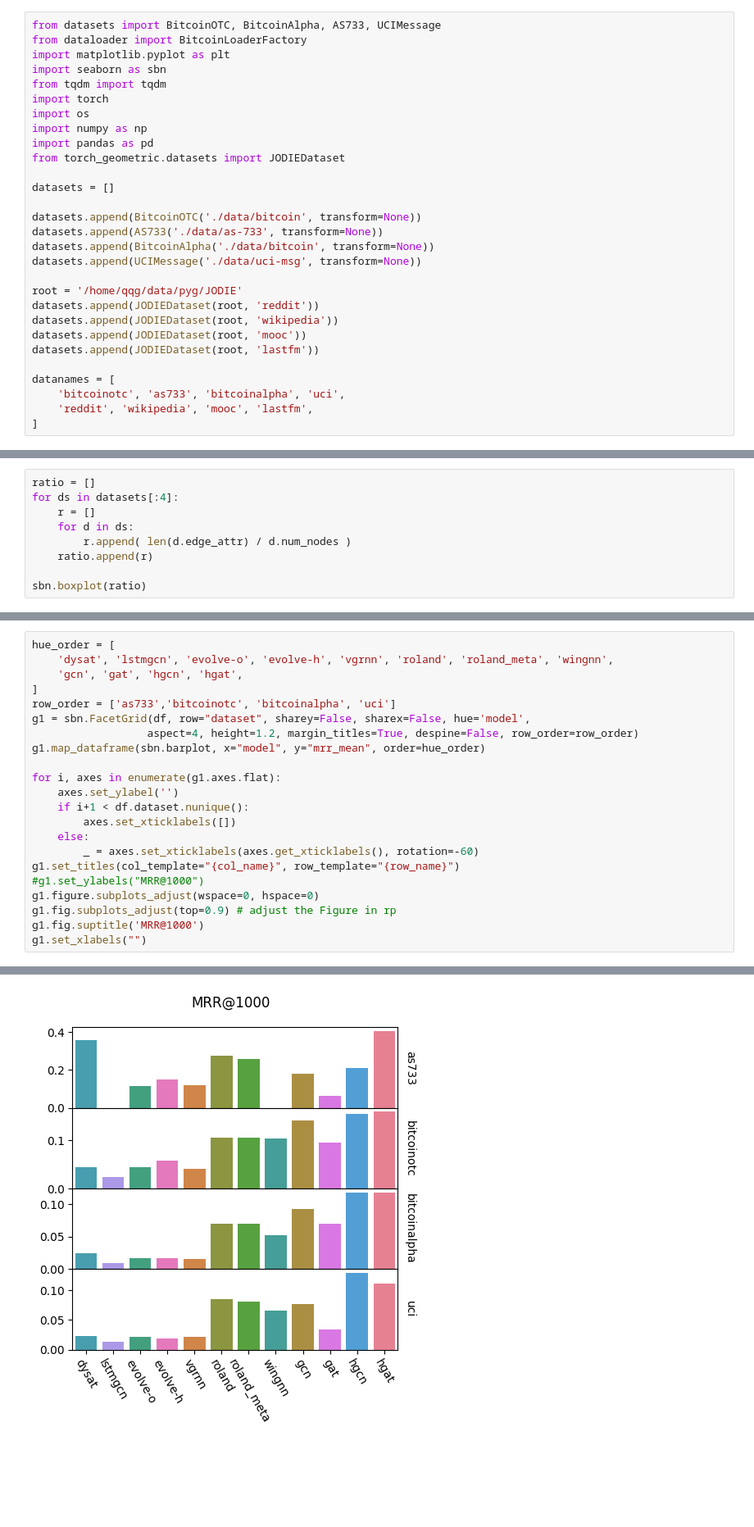
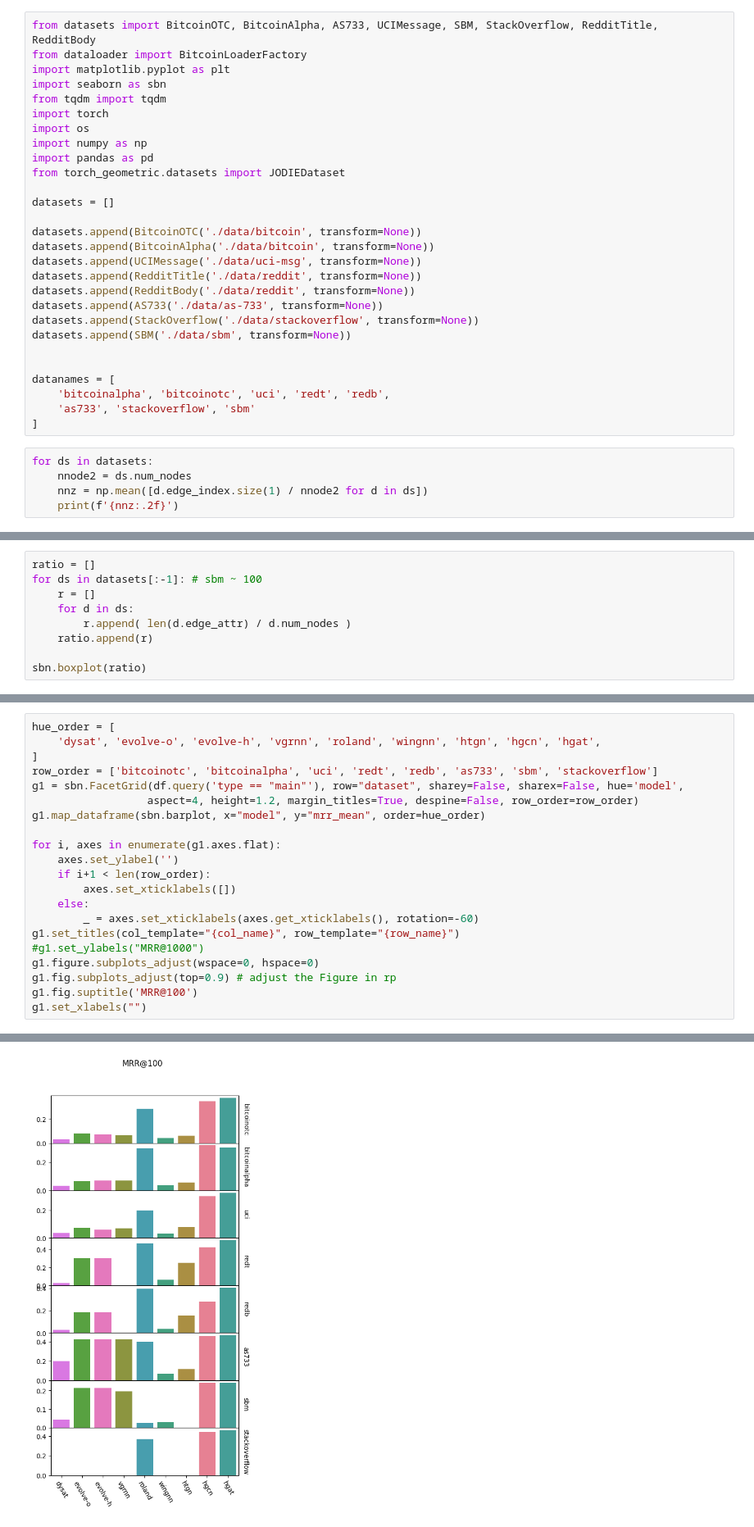
Before and after one commit to oncemoe/hawkesGNN, a Jupyter notebook: viz.ipynb, the cells around one changed output, grey strips where cells are left out. Shown at 82% size. Drawn from its saved outputs; the diff is of its cells as text; blank space fills up the shorter version.

```diff
--- a/viz.ipynb
+++ b/viz.ipynb
@@ -1,5 +1,5 @@
 # %%
-from datasets import BitcoinOTC, BitcoinAlpha, AS733, UCIMessage
+from datasets import BitcoinOTC, BitcoinAlpha, AS733, UCIMessage, SBM, StackOverflow, RedditTitle, RedditBody
 from dataloader import BitcoinLoaderFactory
 import matplotlib.pyplot as plt
 import seaborn as sbn
@@ -13,17 +13,21 @@ from torch_geometric.datasets import JODIEDataset
 datasets = []
 
 datasets.append(BitcoinOTC('./data/bitcoin', transform=None))
-datasets.append(AS733('./data/as-733', transform=None))
 datasets.append(BitcoinAlpha('./data/bitcoin', transform=None))
 datasets.append(UCIMessage('./data/uci-msg', transform=None))
+datasets.append(RedditTitle('./data/reddit', transform=None))
+datasets.append(RedditBody('./data/reddit', transform=None))
+datasets.append(AS733('./data/as-733', transform=None))
+datasets.append(StackOverflow('./data/stackoverflow', transform=None))
+datasets.append(SBM('./data/sbm', transform=None))
 
-root = '/home/qqg/data/pyg/JODIE'
-datasets.append(JODIEDataset(root, 'reddit'))
-datasets.append(JODIEDataset(root, 'wikipedia'))
-datasets.append(JODIEDataset(root, 'mooc'))
-datasets.append(JODIEDataset(root, 'lastfm'))
 
 datanames = [
-    'bitcoinotc', 'as733', 'bitcoinalpha', 'uci',
-    'reddit', 'wikipedia', 'mooc', 'lastfm',
+    'bitcoinalpha', 'bitcoinotc', 'uci', 'redt', 'redb',
+    'as733', 'stackoverflow', 'sbm'
 ]
+# %%
+for ds in datasets:
+    nnode2 = ds.num_nodes
+    nnz = np.mean([d.edge_index.size(1) / nnode2 for d in ds])
+    print(f'{nnz:.2f}')
@@ -30,6 +43,6 @@ datanames = [
 # %%
 ratio = []
-for ds in datasets[:4]:
+for ds in datasets[:-1]: # sbm ~ 100
     r = []
     for d in ds:
         r.append( len(d.edge_attr) / d.num_nodes )
@@ -114,25 +149,24 @@ df
 # %%
 hue_order = [
-    'dysat', 'lstmgcn', 'evolve-o', 'evolve-h', 'vgrnn', 'roland', 'roland_meta', 'wingnn',
-    'gcn', 'gat', 'hgcn', 'hgat',
+    'dysat', 'evolve-o', 'evolve-h', 'vgrnn', 'roland', 'wingnn', 'htgn', 'hgcn', 'hgat',
 ]
-row_order = ['as733','bitcoinotc', 'bitcoinalpha', 'uci']
-g1 = sbn.FacetGrid(df, row="dataset", sharey=False, sharex=False, hue='model',
+row_order = ['bitcoinotc', 'bitcoinalpha', 'uci', 'redt', 'redb', 'as733', 'sbm', 'stackoverflow']
+g1 = sbn.FacetGrid(df.query('type == "main"'), row="dataset", sharey=False, sharex=False, hue='model',
                   aspect=4, height=1.2, margin_titles=True, despine=False, row_order=row_order)
 g1.map_dataframe(sbn.barplot, x="model", y="mrr_mean", order=hue_order)
 
 for i, axes in enumerate(g1.axes.flat):
     axes.set_ylabel('')
-    if i+1 < df.dataset.nunique():
+    if i+1 < len(row_order):
         axes.set_xticklabels([])
     else:
         _ = axes.set_xticklabels(axes.get_xticklabels(), rotation=-60)
 g1.set_titles(col_template="{col_name}", row_template="{row_name}")
 #g1.set_ylabels("MRR@1000")
 g1.figure.subplots_adjust(wspace=0, hspace=0)
 g1.fig.subplots_adjust(top=0.9) # adjust the Figure in rp
-g1.fig.suptitle('MRR@1000')
+g1.fig.suptitle('MRR@100')
 g1.set_xlabels("")
 # %% [output]
 <seaborn.axisgrid.FacetGrid at 0x...>
-[figure, old version]
+[figure, new version]
```
Also changed, not shown: parts of 27 cells of this notebook, 45 other files.
